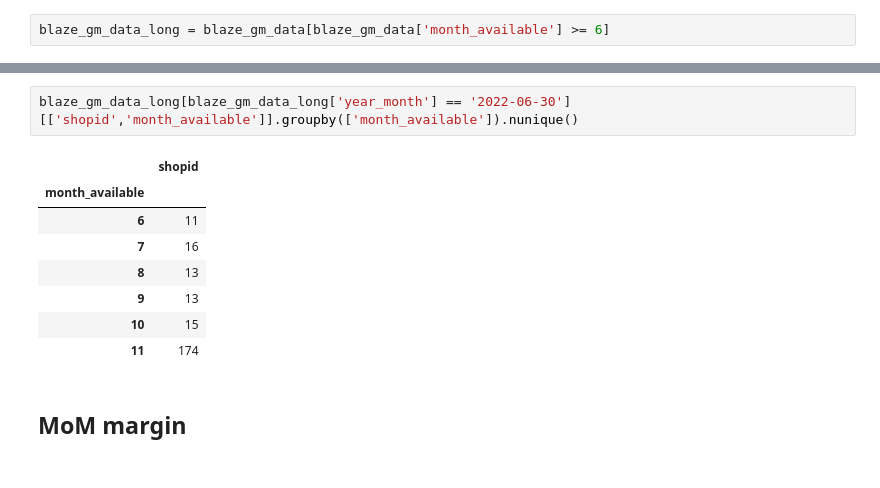
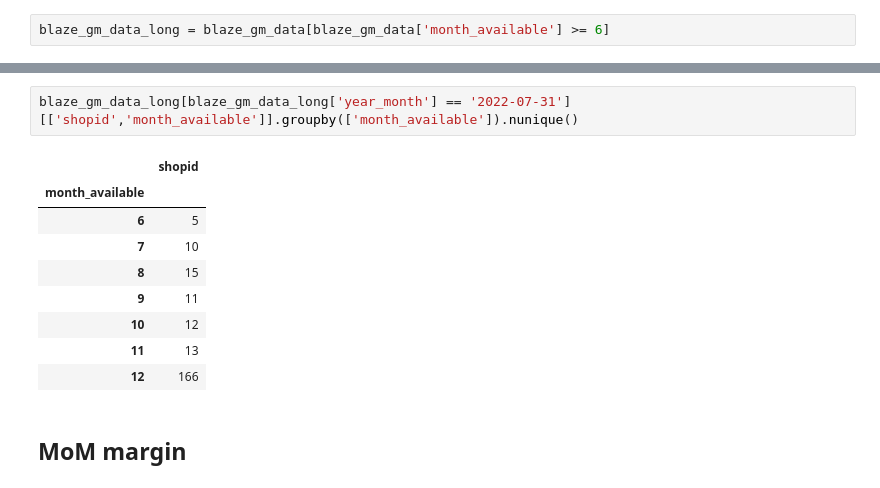
Before and after one commit to warrenshen/platform, a Jupyter notebook: services/api-server/notebooks/analysis/blaze_data_analysis_CA_master.ipynb, the cells around one changed output, grey strips where cells are left out. Saved outputs shown, nothing was run; the diff lists cells and outputs as text.

Commit message:
house keeping items for blaze code (#2787)
Co-authored-by: victoria <>

```diff
--- a/services/api-server/notebooks/analysis/blaze_data_analysis_CA_master.ipynb
+++ b/services/api-server/notebooks/analysis/blaze_data_analysis_CA_master.ipynb
@@ -355,14 +357,15 @@ blaze_gm_data_long[['year_month','shopid']].groupby(['year_month']).nunique()
 # %%
-blaze_gm_data_long[blaze_gm_data_long['year_month'] == '2022-06-30'][['shopid','month_available']].groupby(['month_available']).nunique()
+blaze_gm_data_long[blaze_gm_data_long['year_month'] == '2022-07-31'][['shopid','month_available']].groupby(['month_available']).nunique()
 # %% [output]
 |  | shopid |
 | month_available |  |
-| 6 | 11 |
-| 7 | 16 |
-| 8 | 13 |
-| 9 | 13 |
-| 10 | 15 |
-| 11 | 174 |
+| 6 | 5 |
+| 7 | 10 |
+| 8 | 15 |
+| 9 | 11 |
+| 10 | 12 |
+| 11 | 13 |
+| 12 | 166 |
 # %% [markdown]
 ## MoM margin
 # %%
```
Also changed, not shown: parts of 70 cells of this notebook, 2 other files.
